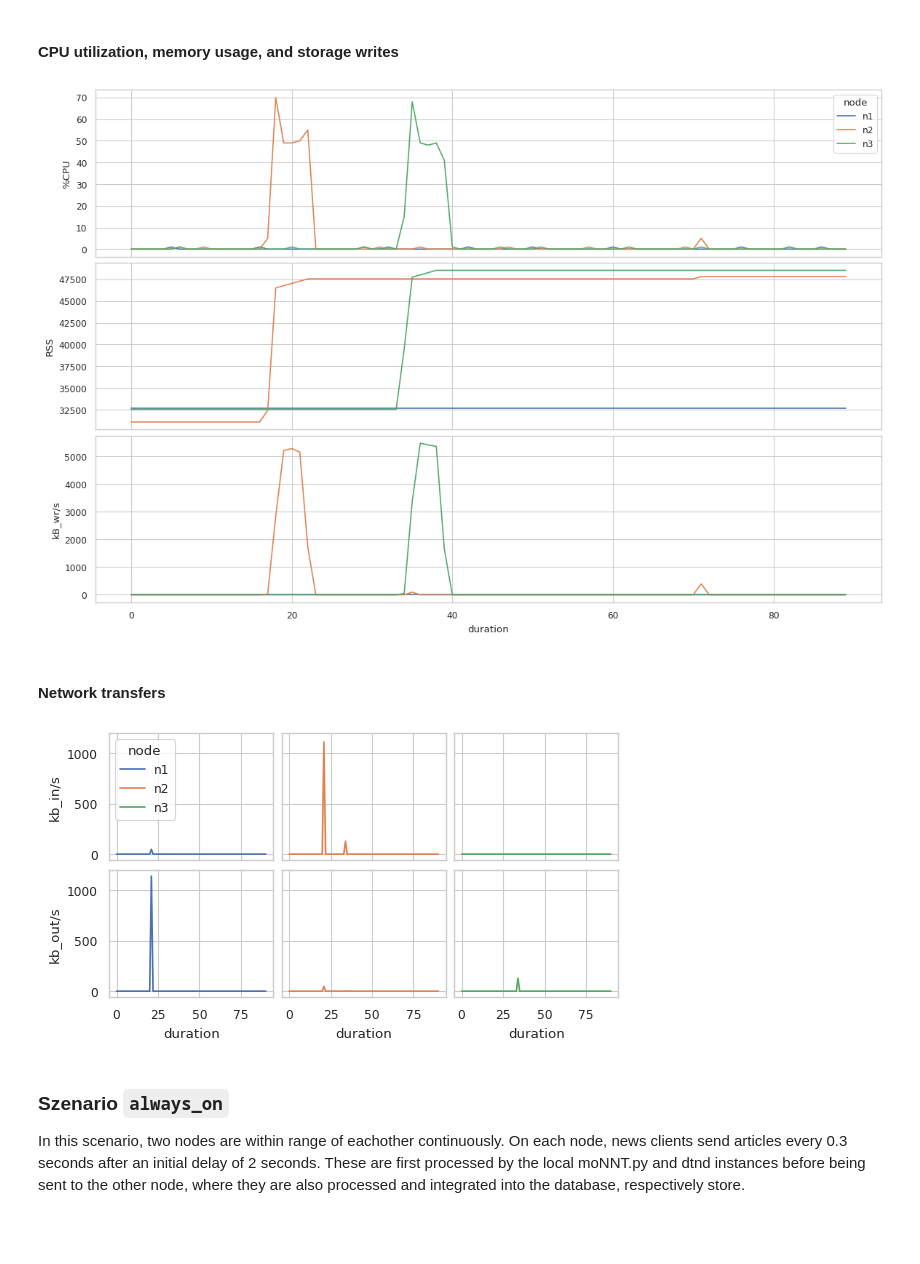
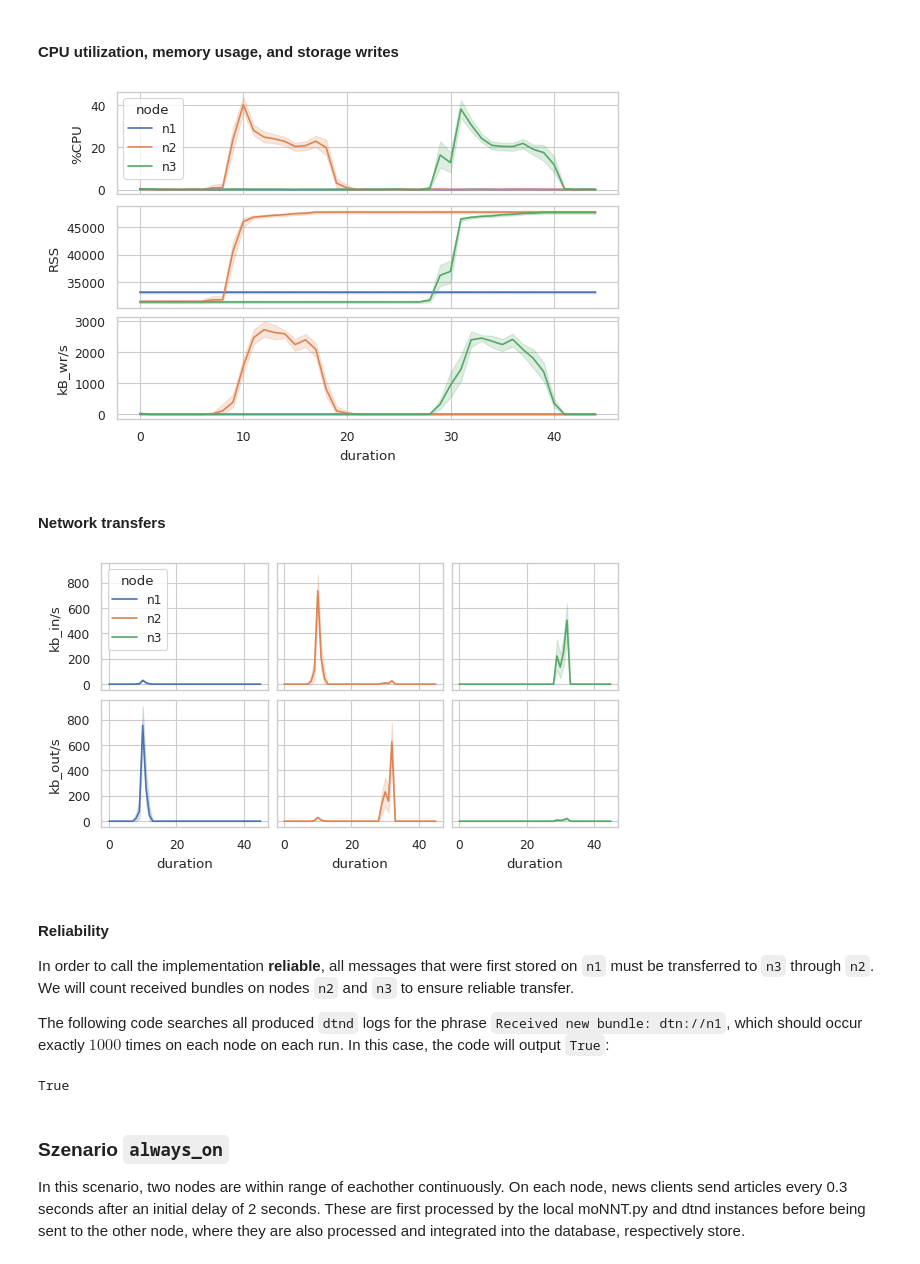
Before and after one commit to teschmitt/monntpy-lab, a Jupyter notebook: EvalNeworkSimulation.ipynb, the cells around one changed output. Cells and saved outputs as stored; diff of their text form; code cells hidden in the pictures; blank space fills up the shorter version.

```diff
--- a/EvalNeworkSimulation.ipynb
+++ b/EvalNeworkSimulation.ipynb
@@ -77,24 +77,24 @@ Then the simulation runs through the following steps:
 4. `n2` moves into proximity of `n3` -- analog to step 2.
 5. Wait 10 seconds
 # %%
-nodes = ["n1", "n2", "n3"]
-scen_dir = "1k"
+nodes_1k = ["n1", "n2", "n3"]
+scen_dir_1k = "1k"
 # %% [markdown]
 #### CPU utilization, memory usage, and storage writes
 # %%
-pidstat_df = get_pidstat_df(scen_dir=scen_dir, nodes=nodes)
+pidstat_1k_df = get_pidstat_df(scen_dir=scen_dir_1k, nodes=nodes_1k)
 # %%
-stats = ["%CPU", "RSS", "kB_wr/s"]
-cols, rows = [1, len(stats)]
+stats_1k = ["%CPU", "RSS", "kB_wr/s"]
+cols_1k, rows_1k = [1, len(stats_1k)]
 
-fig, ax = plt.subplots(rows, cols, figsize=(2*linewidth, 2*rows*3.2*cm), constrained_layout=True, sharex=True)
-for i, g in enumerate(stats):
-    sns.lineplot(data=pidstat_df, x="duration", y=g, hue="node", ax=ax[i])
+fig_1k, ax_1k = plt.subplots(rows_1k, cols_1k, figsize=(linewidth, rows_1k*3.2*cm), constrained_layout=True, sharex=True)
+for i, g in enumerate(stats_1k):
+    sns.lineplot(data=pidstat_1k_df, x="duration", y=g, hue="node", ax=ax_1k[i])
     if i > 0:
-        ax[i].get_legend().remove()
+        ax_1k[i].get_legend().remove()
 
 # save legend for later on
-global_handles, global_labels = ax[0].get_legend_handles_labels()
+global_handles, global_labels = ax_1k[0].get_legend_handles_labels()
 # %% [output]
-[figure, old version]
+[figure, new version]
 # %%
@@ -102,16 +102,16 @@ fig.savefig("ch6_1k_cpu_str.pdf")
 # %% [markdown]
 #### Network transfers
 # %%
-net_df = get_network_df(scen_dir=scen_dir, nodes=nodes)
-y_cols = ["kb_in/s", "kb_out/s"]  # , "bytes_total/s"]
+net_1k_df = get_network_df(scen_dir=scen_dir_1k, nodes=nodes_1k)
+y_cols_1k = ["kb_in/s", "kb_out/s"]  # , "bytes_total/s"]
 
-fig, ax = plt.subplots(2, 3, figsize=(linewidth, 2*4*cm), constrained_layout=True, sharey=True, sharex=True)
-for i, y_col in enumerate(y_cols):
-    for j, n in enumerate(nodes):
+fig_net_1k, ax_net_1k = plt.subplots(2, 3, figsize=(linewidth, 2*4*cm), constrained_layout=True, sharey=True, sharex=True)
+for i, y_col in enumerate(y_cols_1k):
+    for j, n in enumerate(nodes_1k):
         sns.lineplot(
-            data=net_df[(net_df["iface_name"] == "total") & (net_df["node"] == n)],
-            x="duration", y=y_col, color=sns.color_palette()[j], ax=ax[i][j])
-_ = ax[0][0].legend(title="node", handles=global_handles, labels=global_labels, loc='upper left')
+            data=net_1k_df[(net_1k_df["iface_name"] == "total") & (net_1k_df["node"] == n)],
+            x="duration", y=y_col, color=sns.color_palette()[j], ax=ax_net_1k[i][j])
+_ = ax_net_1k[0][0].legend(title="node", handles=global_handles, labels=global_labels, loc='upper left')
 # %% [output]
-[figure, old version]
+[figure, new version]
 # %%
@@ -119,3 +119,20 @@ fig.savefig("ch6_1k_net.pdf")
+# %% [markdown]
+#### Reliability
+
+In order to call the implementation **reliable**, all messages that were first stored on `n1` must be transferred
+to `n3` through `n2`. We will count received bundles on nodes `n2` and `n3` to ensure reliable transfer.
+
+The following code searches all produced `dtnd` logs for the phrase `Received new bundle: dtn://n1`, which should occur
+exactly $1000$ times on each node on each run. In this case, the code will output `True`:
+# %%
+counts_1k = []
+for node_name in nodes_1k[1:]:
+    for filepath in glob.glob(f"net-sim/eval/1k/results-*/n*/nohup.dtnd_{node_name}.log"):
+        with open(filepath, "r") as fh:
+            counts_1k.append(fh.read().count("Received new bundle: dtn://n1"))
+all([c == 1000 for c in counts_1k])
+# %% [output]
+True
 # %% [markdown]
 ### Szenario `always_on`
 
```
Also changed, not shown: parts of 16 cells of this notebook, 1 other file.
